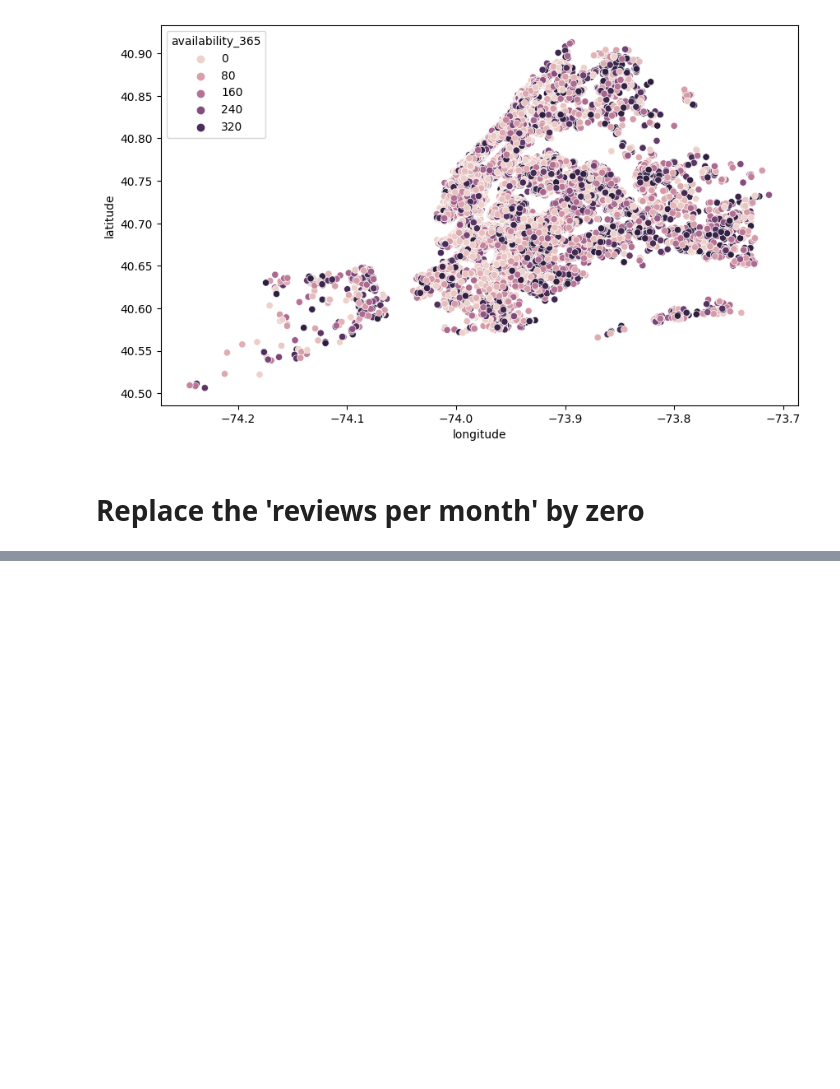
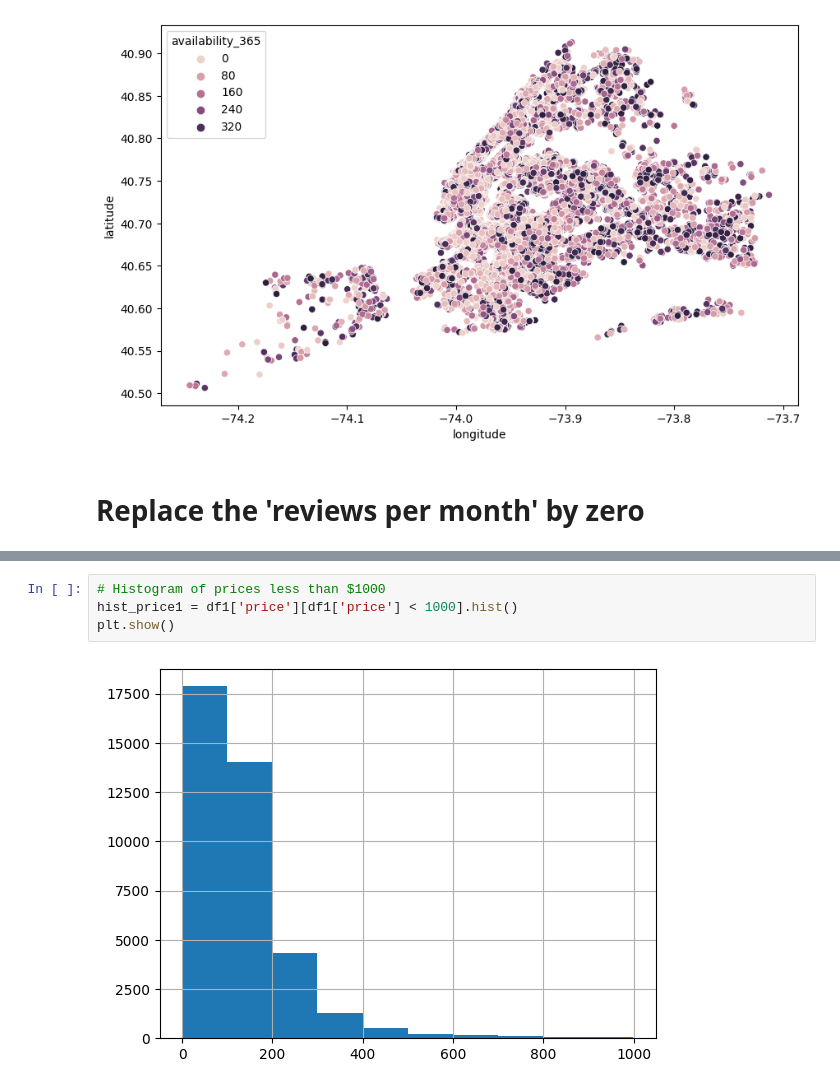
Before and after one commit to Suesue098/Basic, a Jupyter notebook: New York AirBnb open data.ipynb, the cells around one changed output, grey strips where cells are left out. Cells and saved outputs as stored; diff of their text form; blank space fills up the shorter version.

```diff
--- a/New York AirBnb open data.ipynb
+++ b/New York AirBnb open data.ipynb
@@ -197,0 +239,6 @@ plt.show()
+# %%
+# Histogram of prices less than $1000
+hist_price1 = df1['price'][df1['price'] < 1000].hist()
+plt.show()
+# %% [output]
+[figure, added]
```
Also changed, not shown: parts of 15 cells of this notebook.
